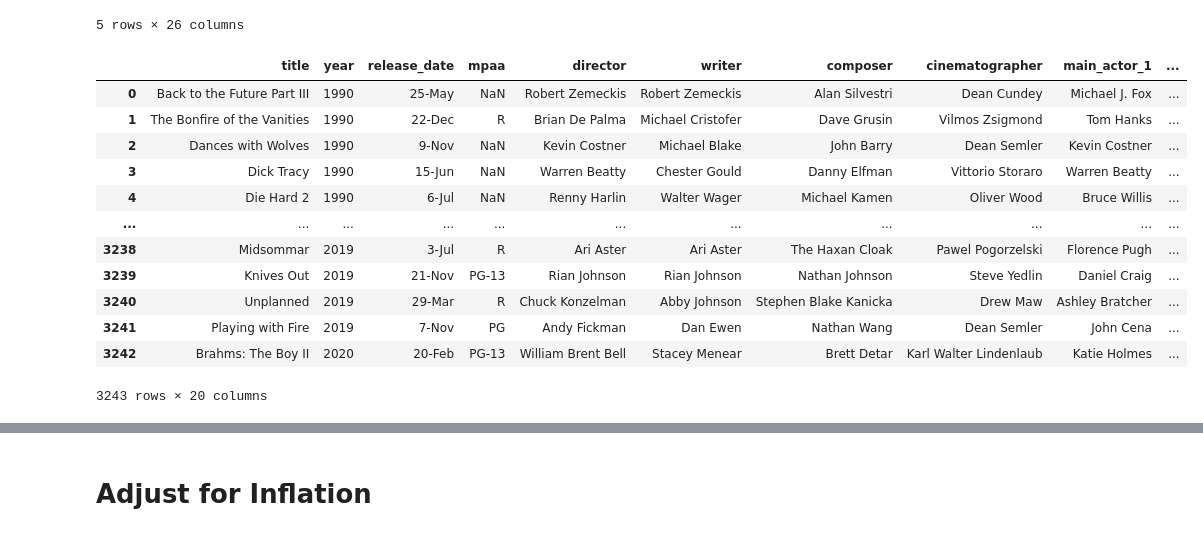
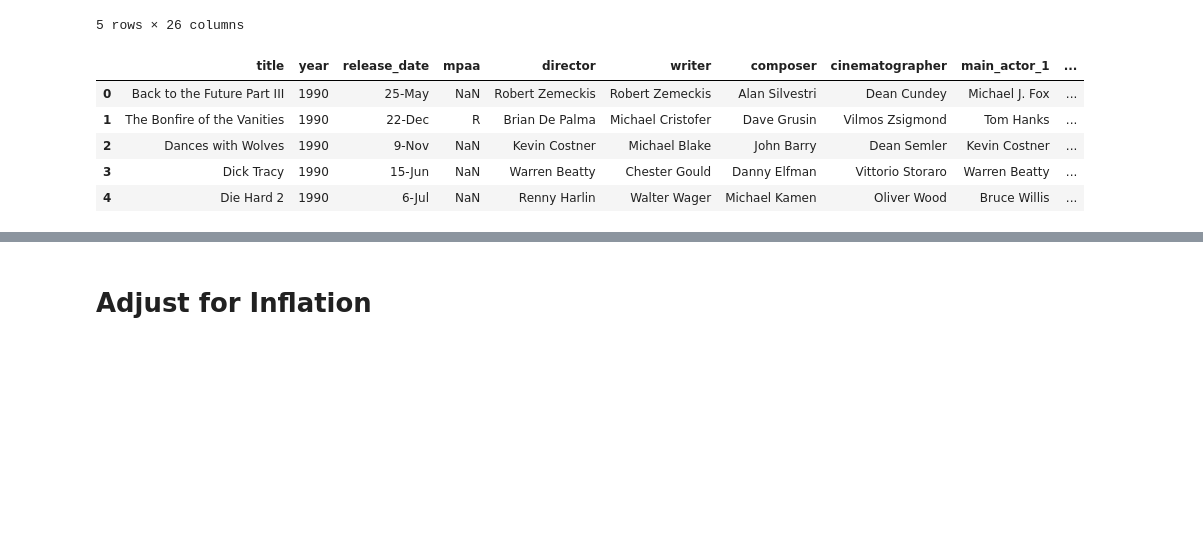
Before and after one commit to mikulr/Project_1, a Jupyter notebook: Computer Screen to Silver Screen.ipynb, the cells around one changed output, grey strips where cells are left out. Drawn from its saved outputs; the diff is of its cells as text; code cells hidden in the pictures; blank space fills up the shorter version.

Commit message:
cleaned up

```diff
--- a/Computer Screen to Silver Screen.ipynb
+++ b/Computer Screen to Silver Screen.ipynb
@@ -26,21 +26,14 @@ raw_data.head()
 # %%
 #extract the info we want from movie file
 clean_data = raw_data[['title', 'year', 'release_date', 'mpaa', 'director', 'writer', 'composer', 'cinematographer', 'main_actor_1', 'main_actor_2', 'main_actor_3', 'main_actor_4', 'budget','domestic', 'international', 'worldwide', 'genre_1', 'genre_2', 'genre_3', 'genre_4']]
-clean_data
+clean_data.head()
 # %% [output]
 |  | title | year | release_date | mpaa | director | writer | composer | cinematographer | main_actor_1 | ... |
 | 0 | Back to the Future Part III | 1990 | 25-May | NaN | Robert Zemeckis | Robert Zemeckis | Alan Silvestri | Dean Cundey | Michael J. Fox | ... |
 | 1 | The Bonfire of the Vanities | 1990 | 22-Dec | R | Brian De Palma | Michael Cristofer | Dave Grusin | Vilmos Zsigmond | Tom Hanks | ... |
 | 2 | Dances with Wolves | 1990 | 9-Nov | NaN | Kevin Costner | Michael Blake | John Barry | Dean Semler | Kevin Costner | ... |
 | 3 | Dick Tracy | 1990 | 15-Jun | NaN | Warren Beatty | Chester Gould | Danny Elfman | Vittorio Storaro | Warren Beatty | ... |
 | 4 | Die Hard 2 | 1990 | 6-Jul | NaN | Renny Harlin | Walter Wager | Michael Kamen | Oliver Wood | Bruce Willis | ... |
-| ... | ... | ... | ... | ... | ... | ... | ... | ... | ... | ... |
-| 3238 | Midsommar | 2019 | 3-Jul | R | Ari Aster | Ari Aster | The Haxan Cloak | Pawel Pogorzelski | Florence Pugh | ... |
-| 3239 | Knives Out | 2019 | 21-Nov | PG-13 | Rian Johnson | Rian Johnson | Nathan Johnson | Steve Yedlin | Daniel Craig | ... |
-| 3240 | Unplanned | 2019 | 29-Mar | R | Chuck Konzelman | Abby Johnson | Stephen Blake Kanicka | Drew Maw | Ashley Bratcher | ... |
-| 3241 | Playing with Fire | 2019 | 7-Nov | PG | Andy Fickman | Dan Ewen | Nathan Wang | Dean Semler | John Cena | ... |
-| 3242 | Brahms: The Boy II | 2020 | 20-Feb | PG-13 | William Brent Bell | Stacey Menear | Brett Detar | Karl Walter Lindenlaub | Katie Holmes | ... |
-3243 rows × 20 columns
 # %%
 #remove movies with no worldwide revenue
 movie_data = clean_data.dropna(subset=['worldwide'])
```
Also changed, not shown: parts of 17 cells of this notebook, 3 other files.
